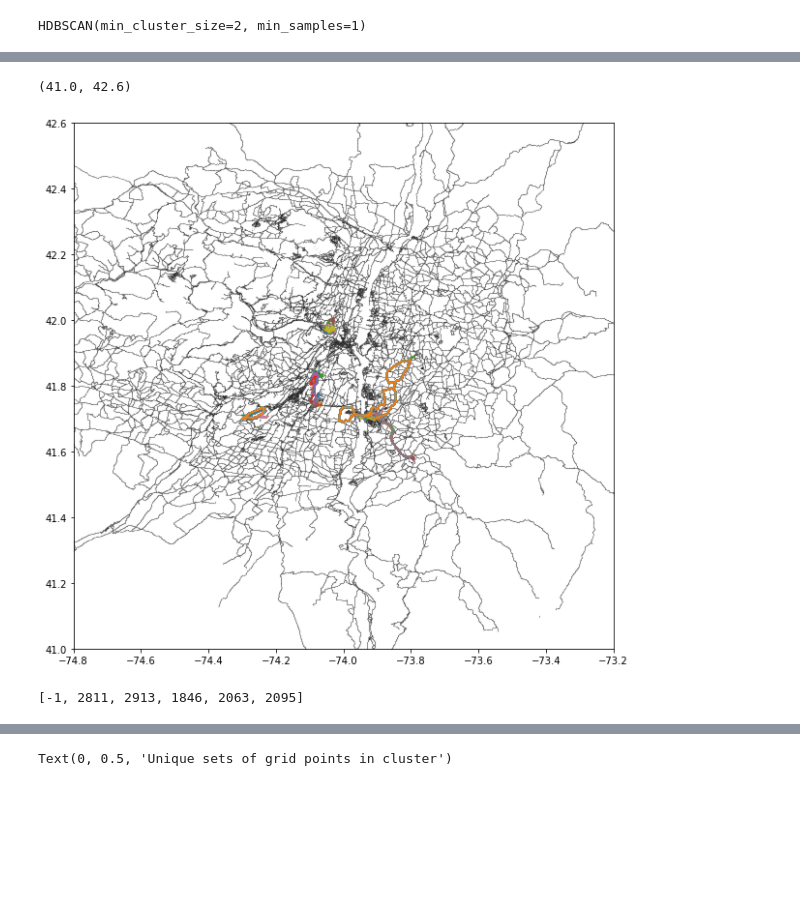
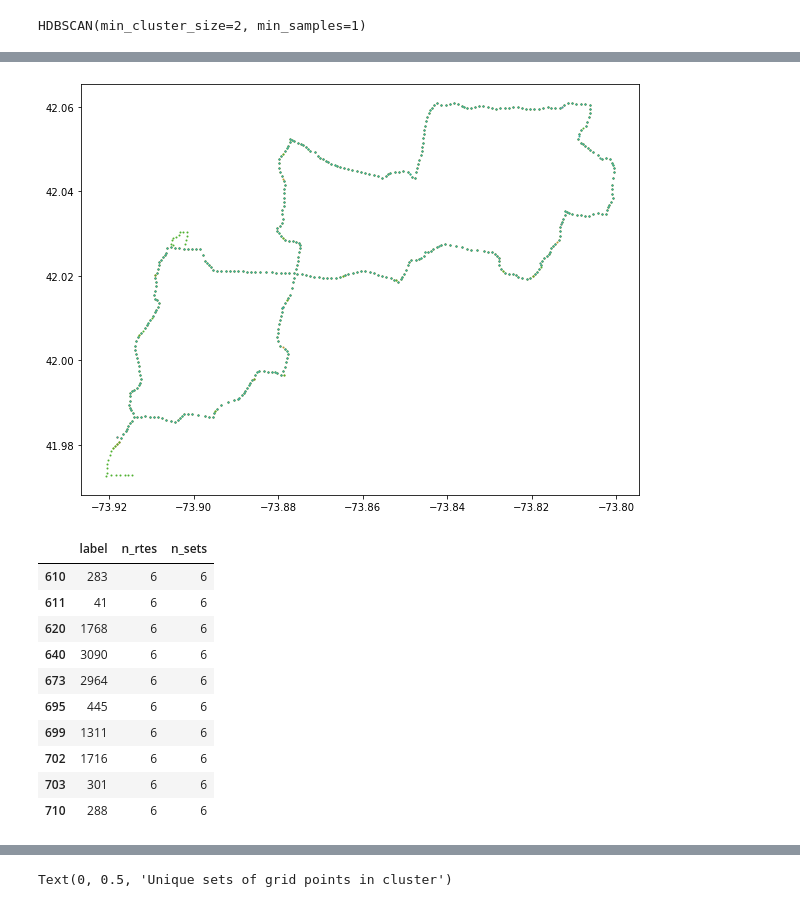
Before and after one commit to EHopper/EasyRider, a Jupyter notebook: deduping.ipynb, the cells around one changed output, grey strips where cells are left out. Cells and saved outputs as stored; diff of their text form; code cells hidden in the pictures; blank space fills up the shorter version.

```diff
--- a/deduping.ipynb
+++ b/deduping.ipynb
@@ -159,0 +174,4 @@ rte_grid_ohe.rename(columns=a).reset_index().to_feather(config.PROCESSED_DATA_PA
+# %%
+rte_grid_ohe = pd.read_feather(config.PROCESSED_DATA_PATH + 'gridpts_at_rte_{}_ohe.feather'.format(pts_per_degree))
+rte_grid_ohe.set_index('rte_id', inplace=True)
+rte_grid_ohe.shape
@@ -171,3 +191,6 @@ sda.nnz
 # rte_grid_ohe.values
 # %% [output]
 225448
+# %%
+clusterer = sklearn.cluster.DBSCAN(min_samples=2, eps=0.5)
+clusterer.fit(sda)
@@ -296,25 +321,41 @@ plt.plot(grid_pts.lon, grid_pts.lat, 'k.', markersize=1/25*100)
 # %%
 plt.figure(figsize=(10, 10))
-plt.plot(grid_pts_fine.lon, grid_pts_fine.lat, 'k.', markersize=0.1)
-labs = [2811, 2913, 1846, 2063, 2095]
+# plt.plot(grid_pts_fine.lon, grid_pts_fine.lat, 'k.', markersize=0.5)
+# plt.plot(grid_pts.lon, grid_pts.lat, 'k.', markersize=5)
+labs = [13] #[2811, 2913, 1846, 2063, 2095]
+sns.set_palette('husl')
 for lab in labs:
     for rte_id in rte_clustered[rte_clustered.labels == lab].index.tolist():
         lats, lons = get_lat_lons_of_route(rte_id, grid_pts_fine, gridpts_at_rte_fine)
-        plt.plot(lons, lats, linestyle='', markersize=0.75, marker='.')
-plt.xlim([-74.8, -73.2])
-plt.ylim([41., 42.6])
+        plt.plot(lons, lats, linestyle='', markersize=2, marker='.')
+# plt.xlim([-73.95, -73.8])
+# plt.ylim([41.69, 41.86])
+plt.gca().set_aspect('equal')
 # %% [output]
-(41.0, 42.6)
-[figure, old version]
+[figure, new version]
 # %%
-# lab_counts['n_sets'] = 0
-# for i, row in lab_counts.iterrows():
-#     lab = row.label
-#     grid_ids = rte_clustered[rte_clustered.labels == lab].grid_ids.values.tolist()
-#     lab_counts.at[i, 'n_sets'] = len(set(tuple(gi for gi in rt) for rt in grid_ids))
+lab_counts['n_sets'] = 0
+for i, row in lab_counts.iterrows():
+    lab = row.label
+    grid_ids = rte_clustered[rte_clustered.labels == lab].grid_ids.values.tolist()
+    lab_counts.at[i, 'n_sets'] = len(set(tuple(gi for gi in rt) for rt in grid_ids))
 #     break
-lab_counts[lab_counts.n_rtes > 100].label.tolist()
+# lab_counts[lab_counts.n_rtes > 100].label.tolist()
 # plt.plot(grid_pts.loc[])
 # rte_ids = rte_clustered[rte_clustered.labels]
-# %% [output]
-[-1, 2811, 2913, 1846, 2063, 2095]
+# %%
+lab_counts[5 < lab_counts.n_sets].tail(10)
+# lab = 288
+# a = rte_clustered[rte_clustered.labels == lab].grid_ids
+# %% [output]
+|  | label | n_rtes | n_sets |
+| 610 | 283 | 6 | 6 |
+| 611 | 41 | 6 | 6 |
+| 620 | 1768 | 6 | 6 |
+| 640 | 3090 | 6 | 6 |
+| 673 | 2964 | 6 | 6 |
+| 695 | 445 | 6 | 6 |
+| 699 | 1311 | 6 | 6 |
+| 702 | 1716 | 6 | 6 |
+| 703 | 301 | 6 | 6 |
+| 710 | 288 | 6 | 6 |
```
Also changed, not shown: parts of 19 cells of this notebook, 5 other files.
